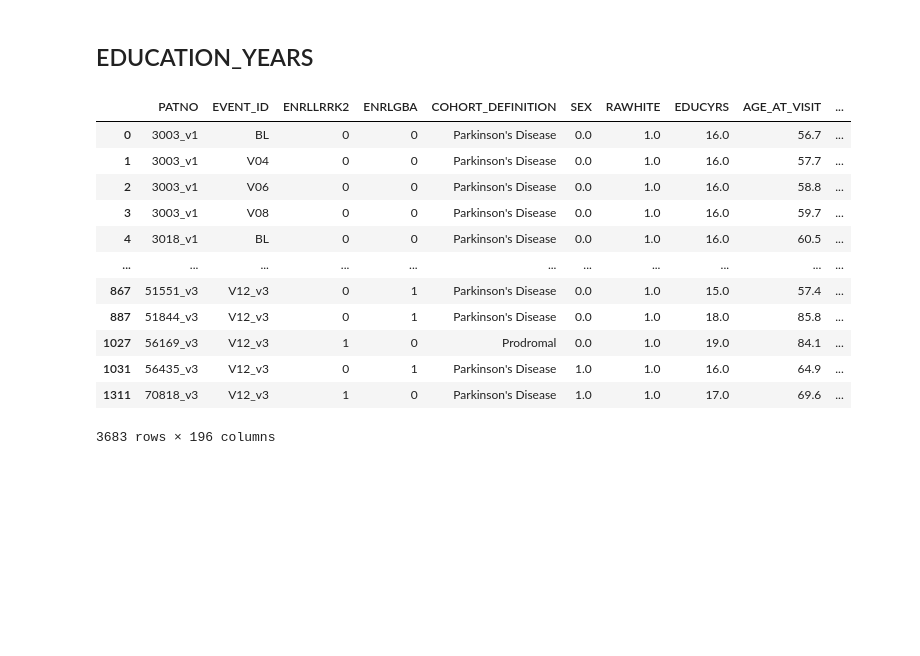
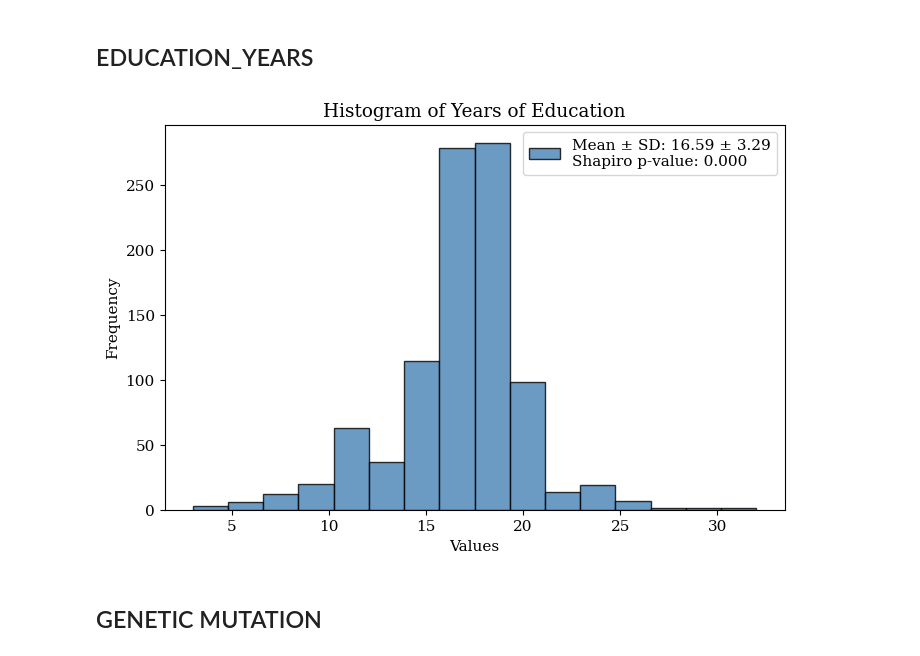
Before and after one commit to fserracrespi/PD_progression_ppmi, a Jupyter notebook: SCRIPTS/PYTHON/DATA EDA/HY_OUTPUT.ipynb, the cells around one changed output. Drawn from its saved outputs; the diff is of its cells as text; code cells hidden in the pictures; blank space fills up the shorter version.

```diff
--- a/SCRIPTS/PYTHON/DATA EDA/HY_OUTPUT.ipynb
+++ b/SCRIPTS/PYTHON/DATA EDA/HY_OUTPUT.ipynb
@@ -270,18 +519,44 @@ plt.show()
 # %% [markdown]
 ## EDUCATION_YEARS
 # %%
-data_HY_v2
+studies_data = data_HY[['PATNO','EVENT_ID', 'EDUCYRS']].copy()
+studies_data=studies_data.loc[studies_data['EVENT_ID'].isin(['V06','V08_v2','V10_v3']), :]
-# %% [output]
-|  | PATNO | EVENT_ID | ENRLLRRK2 | ENRLGBA | COHORT_DEFINITION | SEX | RAWHITE | EDUCYRS | AGE_AT_VISIT | ... |
-| 0 | 3003_v1 | BL | 0 | 0 | Parkinson's Disease | 0.0 | 1.0 | 16.0 | 56.7 | ... |
-| 1 | 3003_v1 | V04 | 0 | 0 | Parkinson's Disease | 0.0 | 1.0 | 16.0 | 57.7 | ... |
-| 2 | 3003_v1 | V06 | 0 | 0 | Parkinson's Disease | 0.0 | 1.0 | 16.0 | 58.8 | ... |
-| 3 | 3003_v1 | V08 | 0 | 0 | Parkinson's Disease | 0.0 | 1.0 | 16.0 | 59.7 | ... |
-| 4 | 3018_v1 | BL | 0 | 0 | Parkinson's Disease | 0.0 | 1.0 | 16.0 | 60.5 | ... |
-| ... | ... | ... | ... | ... | ... | ... | ... | ... | ... | ... |
-| 867 | 51551_v3 | V12_v3 | 0 | 1 | Parkinson's Disease | 0.0 | 1.0 | 15.0 | 57.4 | ... |
-| 887 | 51844_v3 | V12_v3 | 0 | 1 | Parkinson's Disease | 0.0 | 1.0 | 18.0 | 85.8 | ... |
-| 1027 | 56169_v3 | V12_v3 | 1 | 0 | Prodromal | 0.0 | 1.0 | 19.0 | 84.1 | ... |
-| 1031 | 56435_v3 | V12_v3 | 0 | 1 | Parkinson's Disease | 1.0 | 1.0 | 16.0 | 64.9 | ... |
-| 1311 | 70818_v3 | V12_v3 | 1 | 0 | Parkinson's Disease | 1.0 | 1.0 | 17.0 | 69.6 | ... |
-3683 rows × 196 columns
+# %%
+# Global style
+plt.rcParams.update({
+    "font.family": "serif",
+    "font.size": 11
+})
+
+data = studies_data['EDUCYRS'].to_list()
+
+# Statistics
+mean = np.mean(data)
+std = np.std(data)
+
+# Normality test (Shapiro-Wilk)
+stat, p_value = stats.shapiro(data)
+
+# Plot
+plt.figure(figsize=(8,5))
+
+plt.hist(
+    data,
+    bins=16,
+    color="steelblue",
+    edgecolor="black",
+    alpha=0.8,
+    label=f"Mean ± SD: {mean:.2f} ± {std:.2f}\nShapiro p-value: {p_value:.3f}"
+)
+
+plt.title("Histogram of Years of Education")
+plt.xlabel("Values")
+plt.ylabel("Frequency")
+
+plt.legend()
+
+plt.show()
+# %% [output]
+[figure, added]
+# %% [markdown]
+## GENETIC MUTATION
```
Also changed, not shown: parts of 47 cells of this notebook.
